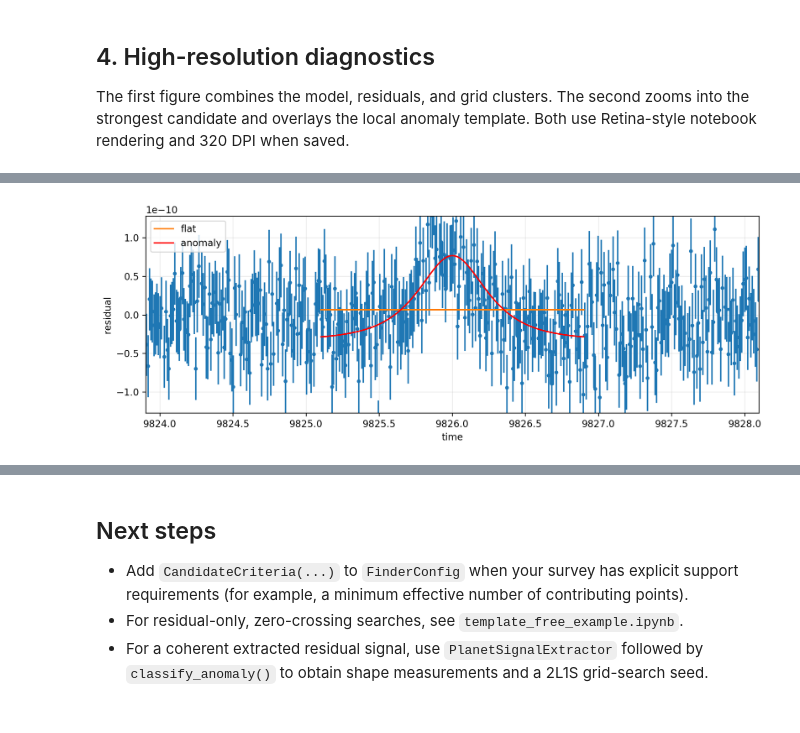
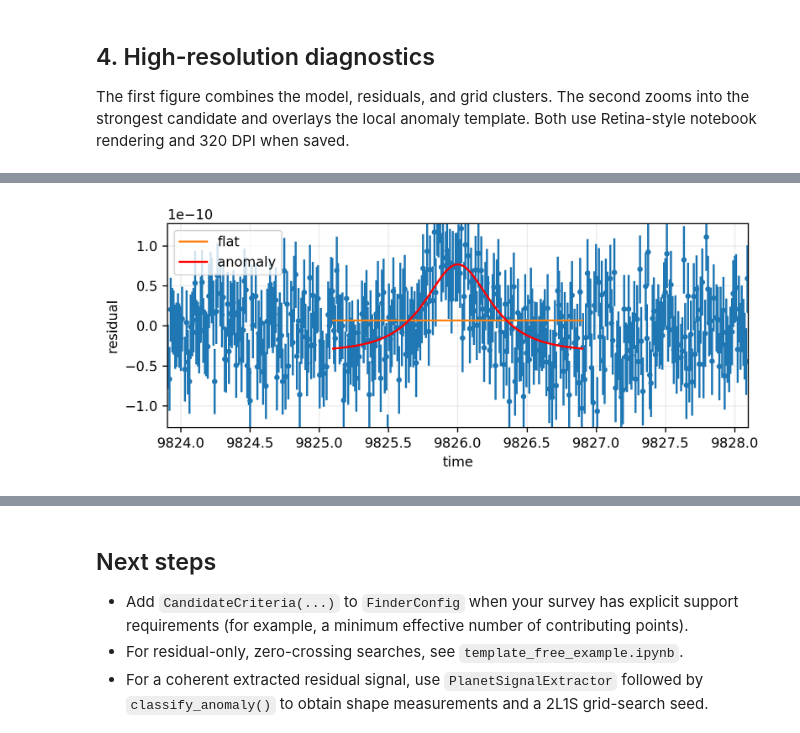
Before and after one commit to NunotaKansuke/jacscanomaly, a Jupyter notebook: example/template_scan_example.ipynb, the cells around one changed output, grey strips where cells are left out. Cells and saved outputs as stored; diff of their text form; code cells hidden in the pictures.

```diff
--- a/example/template_scan_example.ipynb
+++ b/example/template_scan_example.ipynb
@@ -25,7 +25,7 @@ except ImportError:  # also works when run outside Jupyter
 plt.rcParams.update({
     "figure.dpi": 120,
     "savefig.dpi": 320,
-    "figure.figsize": (10, 6),
+    "figure.figsize": (7, 4.8),
     "axes.grid": True,
     "grid.alpha": 0.25,
 })
@@ -119,7 +119,7 @@ The first figure combines the model, residuals, and grid clusters. The second zo
 # %%
 fig, axes = finder.plot_result(
     show=False,
-    figsize=(10, 6.5),
+    figsize=(7, 4.8),
     show_anomaly_window=True,
     model_base_points=256,
 )
@@ -133,10 +133,10 @@ plt.show()
 # %%
 if result.best is not None:
     fig, ax = finder.plot_anomaly_window(show=False, a=7.0)
-    fig.set_size_inches(10, 3.8)
+    fig.set_size_inches(7, 3.0)
     fig.tight_layout()
     plt.show()
 
 print(f"Notebook elapsed time: {perf_counter() - notebook_started:.2f} s")
 # %% [output]
-[figure, old version]
+[figure, new version]
```
Also changed, not shown: parts of 2 cells of this notebook.
